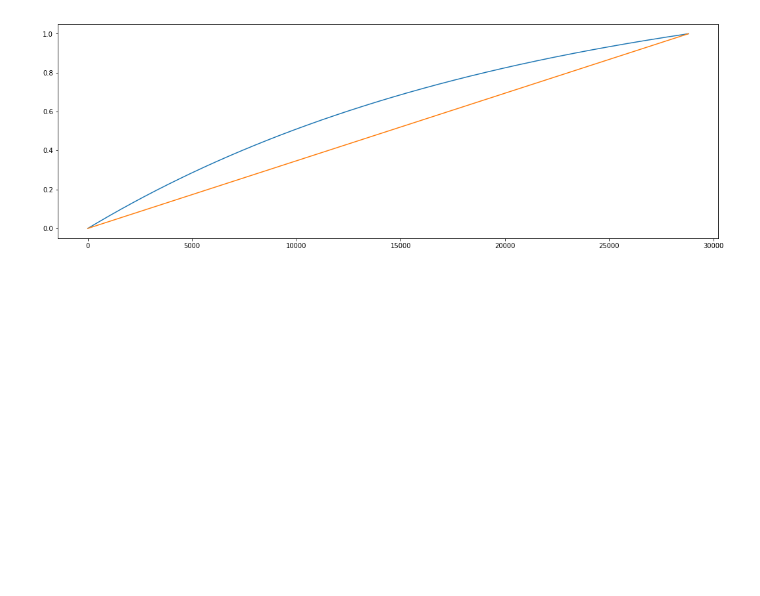
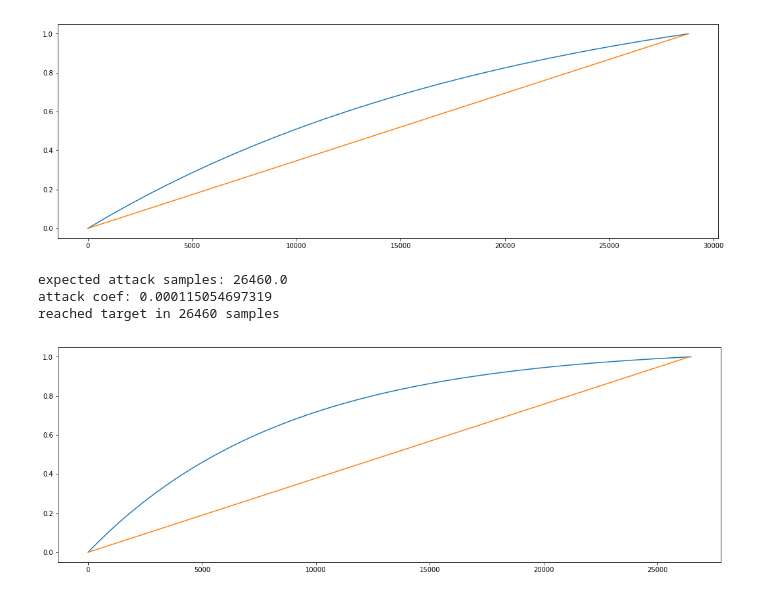
Before and after one commit to rknLA/pd-expline, a Jupyter notebook: notebook/02-more-exponents.ipynb, the cells around one changed output. Saved outputs shown, nothing was run; the diff lists cells and outputs as text; code cells hidden in the pictures; blank space fills up the shorter version.

```diff
--- a/notebook/02-more-exponents.ipynb
+++ b/notebook/02-more-exponents.ipynb
@@ -72,3 +72,10 @@ expected attack samples: 28800.0
 attack coef: 4.83961054941e-05
 reached target in 28800 samples
 [figure]
+# %%
+plot_attacks(0.0, 1.0, 600, 44100, 0.05)
+# %% [output]
+expected attack samples: 26460.0
+attack coef: 0.000115054697319
+reached target in 26460 samples
+[figure, added]
```
Also changed, not shown: parts of 4 cells of this notebook.
